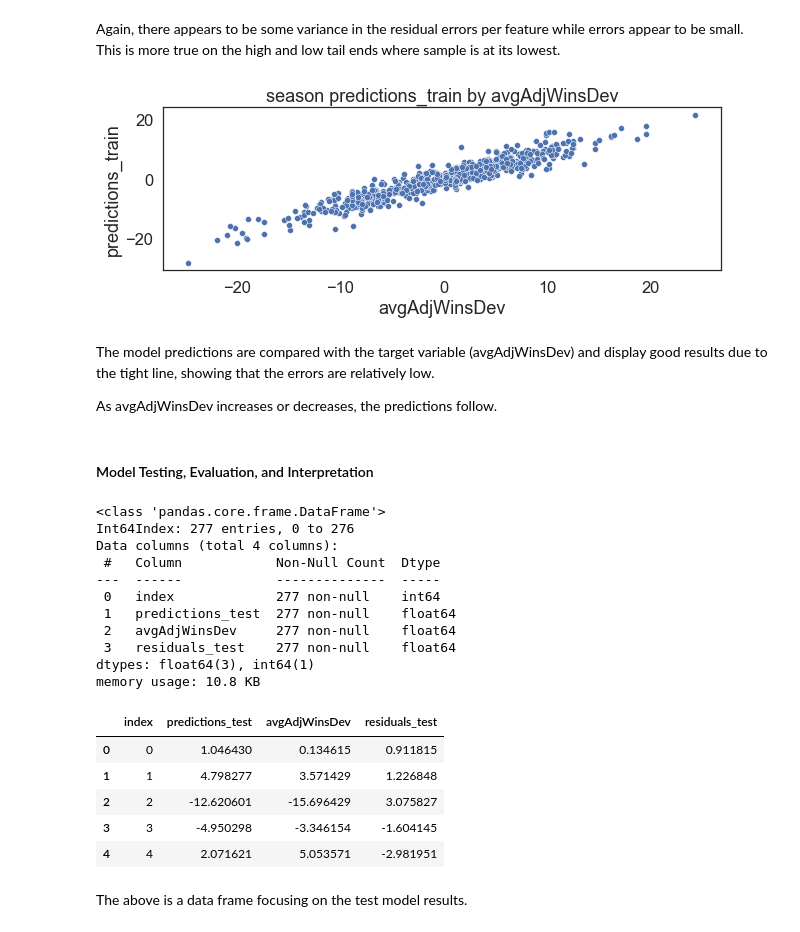
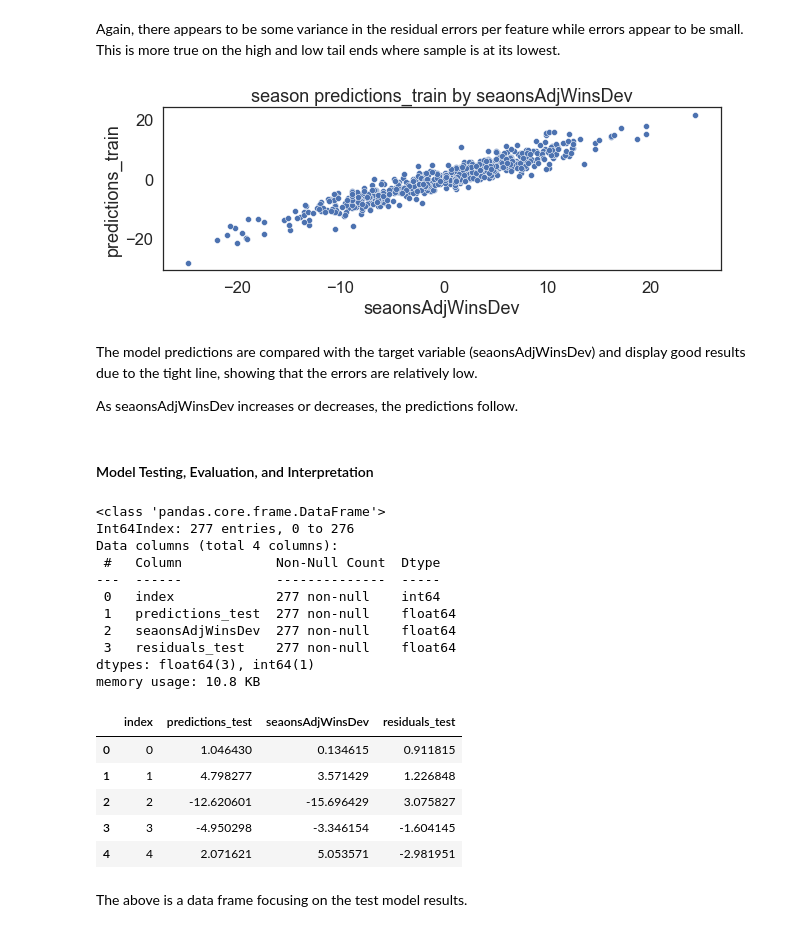
Before and after one commit to joseppbenvenuto/NHL_ML_Analysis, a Jupyter notebook: Regression_Analysis/NHL_1983_2021_Multiple_Linear_Regression.ipynb, the cells around one changed output. Drawn from its saved outputs; the diff is of its cells as text; code cells hidden in the pictures.

```diff
--- a/Regression_Analysis/NHL_1983_2021_Multiple_Linear_Regression.ipynb
+++ b/Regression_Analysis/NHL_1983_2021_Multiple_Linear_Regression.ipynb
@@ -174,7 +174,7 @@ col_length = len(vif_df.columns)
 
 vif = calculate_vif(
     X = vif_df,
-    target = 'avgAdjWinsDev',
+    target = 'seaonsAdjWinsDev',
     threshold = 5,
     feature_elim = col_length
 )
@@ -237,7 +236,7 @@ print('\n','<------------------------------------ Train Data -------------------
 # Remove list of features from train data to accomodate VIF score threshold
 train_set_df = train_set_df.drop(vif[0] + ['power_play_percentage'], axis = 1, errors = 'ignore')
 X_train_df = train_set_df[train_set_df.columns[0:-1]]
-y_train_df = train_set_df[['avgAdjWinsDev']]
+y_train_df = train_set_df[['seaonsAdjWinsDev']]
 
 print(X_train_df.info())
 display(X_train_df.head())
@@ -249,7 +248,7 @@ print('\n','<------------------------------------ Test Data --------------------
 # Remove list of features from test data to accomodate VIF score threshold
 test_set_df = test_set_df.drop(vif[0] + ['power_play_percentage'], axis = 1, errors = 'ignore')
 X_test_df = test_set_df[test_set_df.columns[0:-1]]
-y_test_df = test_set_df[['avgAdjWinsDev']]
+y_test_df = test_set_df[['seaonsAdjWinsDev']]
 
 print(X_test_df.info())
 display(X_test_df.head())
@@ -418,11 +417,11 @@ y_pred_train = regressor.predict(X_train)
 y_pred_train_df = pd.DataFrame(y_pred_train, columns = ['predictions_train']).reset_index()
 
 # Create a single data frame with all prediction and actual y data for train data
-y_train_df = pd.DataFrame(y_train, columns = ['avgAdjWinsDev']).reset_index()
+y_train_df = pd.DataFrame(y_train, columns = ['seaonsAdjWinsDev']).reset_index()
 pred_train_df = pd.merge(y_pred_train_df, y_train_df, on = 'index')
 y_pred_train_df = y_pred_train_df.drop(['index'], axis = 1, errors = 'ignore')
 y_train_df = y_train_df.drop(['index'], axis = 1, errors = 'ignore')
-pred_train_df['residuals_train'] = pred_train_df['predictions_train'] - pred_train_df['avgAdjWinsDev']
+pred_train_df['residuals_train'] = pred_train_df['predictions_train'] - pred_train_df['seaonsAdjWinsDev']
 
 print('\n')
 pred_train_df.info()
@@ -628,21 +627,21 @@ for X in X_train_col:
 # %% [markdown]
 Again, there appears to be some variance in the residual errors per feature while errors appear to be small. This is more true on the high and low tail ends where sample is at its lowest.
 # %%
-# Predicted avgAdjWinsDev results by actual avgAdjWinsDev for train data
+# Predicted seaonsAdjWinsDev results by actual seaonsAdjWinsDev for train data
 target_univariate_scatter(
     df = pred_train_df,
-    x = 'avgAdjWinsDev',
+    x = 'seaonsAdjWinsDev',
     y = 'predictions_train',
     length = 3,
     width = 10,
     font = 1.5
 )
 # %% [output]
-[figure, old version]
+[figure, new version]
 # %% [markdown]
-The model predictions are compared with the target variable (avgAdjWinsDev) and display good results due to the tight line, showing that the errors are relatively low.
+The model predictions are compared with the target variable (seaonsAdjWinsDev) and display good results due to the tight line, showing that the errors are relatively low.
 
-As avgAdjWinsDev increases or decreases, the predictions follow.
+As seaonsAdjWinsDev increases or decreases, the predictions follow.
 # %% [markdown]
 #### Model Testing, Evaluation, and Interpretation
 # %%
@@ -652,11 +651,11 @@ y_pred_test = regressor.predict(X_test)
 y_pred_test_df = pd.DataFrame(y_pred_test, columns = ['predictions_test']).reset_index()
 
 # Create a single data frame with all prediction and actual y data for test data
-y_test_df = pd.DataFrame(y_test, columns = ['avgAdjWinsDev']).reset_index()
+y_test_df = pd.DataFrame(y_test, columns = ['seaonsAdjWinsDev']).reset_index()
 pred_test_df = pd.merge(y_pred_test_df, y_test_df, on = 'index')
 y_pred_test_df = y_pred_test_df.drop(['index'], axis = 1, errors = 'ignore')
 y_test_df = y_test_df.drop(['index'], axis = 1, errors = 'ignore')
-pred_test_df['residuals_test'] = pred_test_df['predictions_test'] - pred_test_df['avgAdjWinsDev']
+pred_test_df['residuals_test'] = pred_test_df['predictions_test'] - pred_test_df['seaonsAdjWinsDev']
 
 print('\n')
 pred_test_df.info()
@@ -669,11 +668,11 @@ Data columns (total 4 columns):
 ---  ------            --------------  -----
  0   index             277 non-null    int64
  1   predictions_test  277 non-null    float64
- 2   avgAdjWinsDev     277 non-null    float64
+ 2   seaonsAdjWinsDev  277 non-null    float64
  3   residuals_test    277 non-null    float64
 dtypes: float64(3), int64(1)
 memory usage: 10.8 KB
-|  | index | predictions_test | avgAdjWinsDev | residuals_test |
+|  | index | predictions_test | seaonsAdjWinsDev | residuals_test |
 | 0 | 0 | 1.046430 | 0.134615 | 0.911815 |
 | 1 | 1 | 4.798277 | 3.571429 | 1.226848 |
 | 2 | 2 | -12.620601 | -15.696429 | 3.075827 |
```
Also changed, not shown: parts of 21 cells of this notebook, 15 other files.
